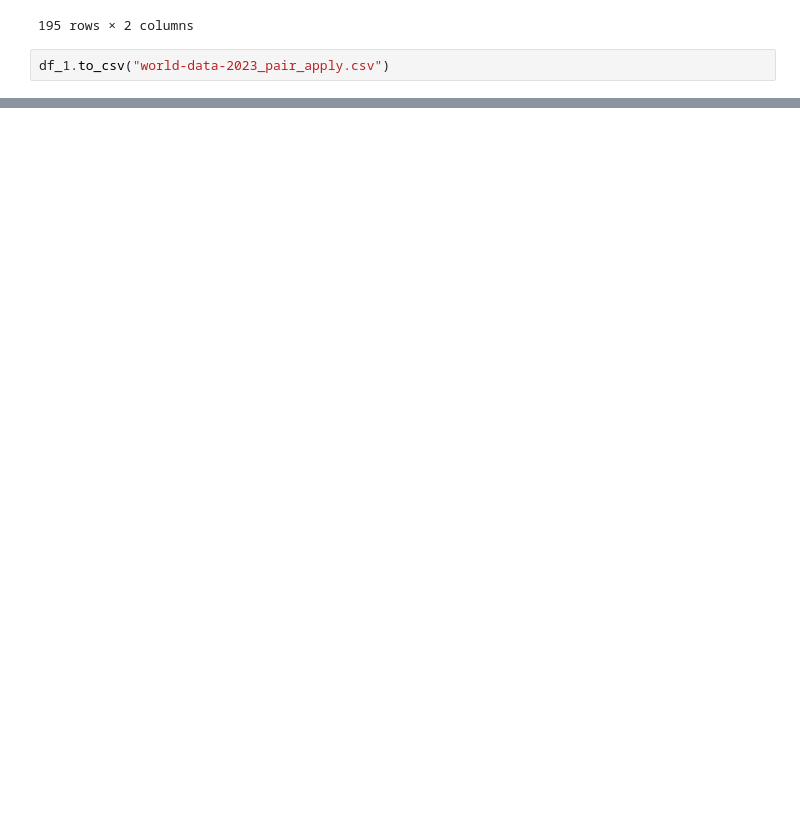
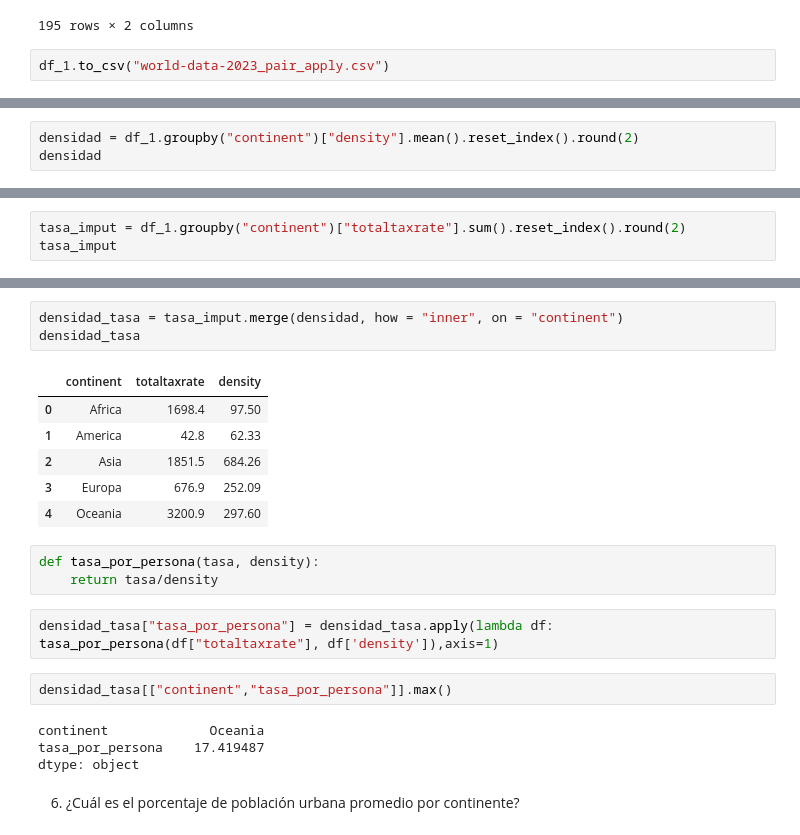
Before and after one commit to Adalab/promof-modulo3-sprint1-pairprogramming-Mael_Yohanna, a Jupyter notebook: apply_pair.ipynb, the cells around one changed output, grey strips where cells are left out. Drawn from its saved outputs; the diff is of its cells as text; blank space fills up the shorter version.

```diff
--- a/apply_pair.ipynb
+++ b/apply_pair.ipynb
@@ -98,0 +103,3 @@ df_1.to_csv("world-data-2023_pair_apply.csv")
+# %%
+densidad = df_1.groupby("continent")["density"].mean().reset_index().round(2)
+densidad
@@ -98,0 +181,3 @@ df_1.to_csv("world-data-2023_pair_apply.csv")
+# %%
+tasa_imput = df_1.groupby("continent")["totaltaxrate"].sum().reset_index().round(2)
+tasa_imput
@@ -98,0 +191,23 @@ df_1.to_csv("world-data-2023_pair_apply.csv")
+# %%
+densidad_tasa = tasa_imput.merge(densidad, how = "inner", on = "continent")
+densidad_tasa
+# %% [output]
+|  | continent | totaltaxrate | density |
+| 0 | Africa | 1698.4 | 97.50 |
+| 1 | America | 42.8 | 62.33 |
+| 2 | Asia | 1851.5 | 684.26 |
+| 3 | Europa | 676.9 | 252.09 |
+| 4 | Oceania | 3200.9 | 297.60 |
+# %%
+def tasa_por_persona(tasa, density):
+    return tasa/density
+# %%
+densidad_tasa["tasa_por_persona"] = densidad_tasa.apply(lambda df: tasa_por_persona(df["totaltaxrate"], df['density']),axis=1)
+# %%
+densidad_tasa[["continent","tasa_por_persona"]].max()
+# %% [output]
+continent             Oceania
+tasa_por_persona    17.419487
+dtype: object
+# %% [markdown]
+6. ¿Cuál es el porcentaje de población urbana promedio por continente?
```
Also changed, not shown: parts of 16 cells of this notebook, 2 other files.
